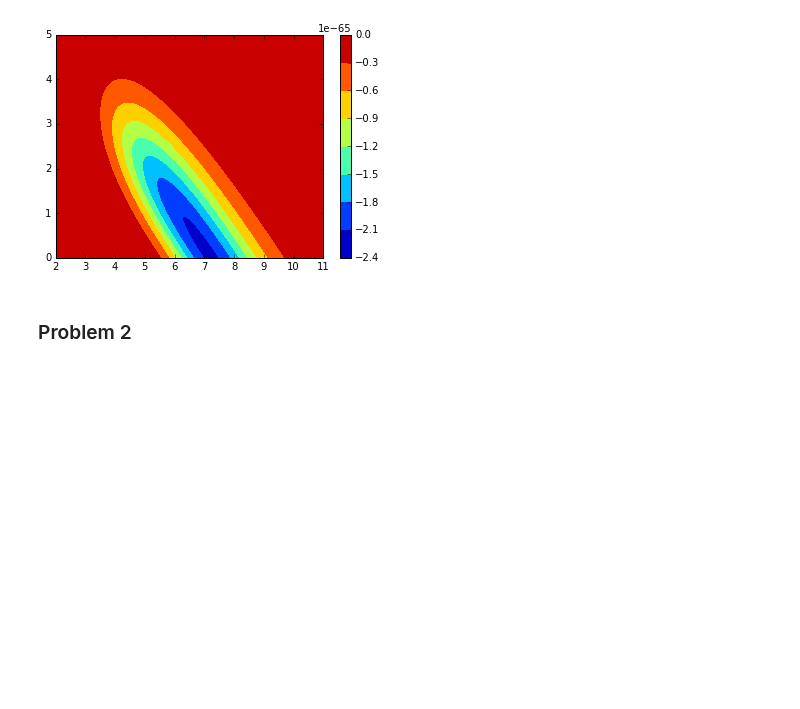
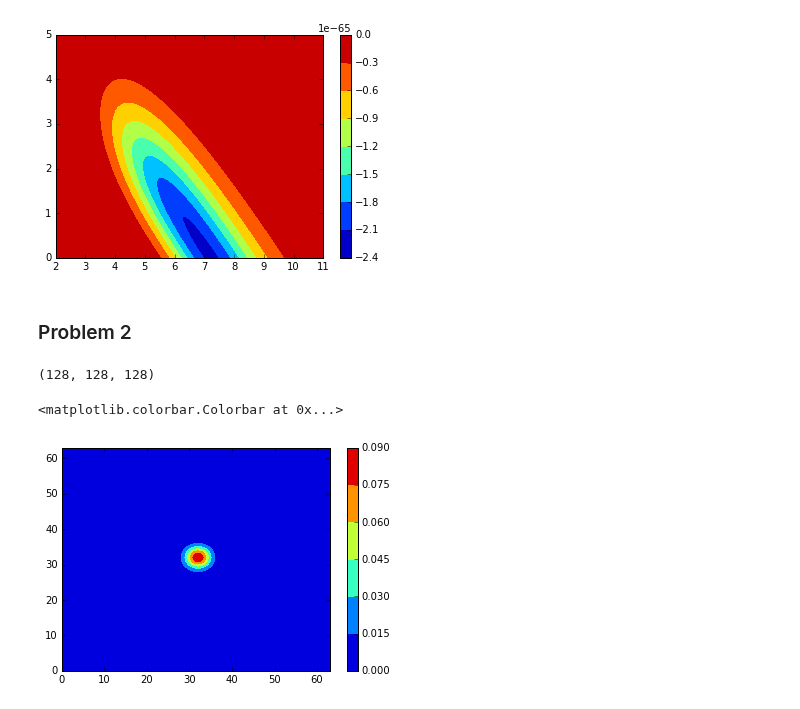
Before and after one commit to mbuchove/notebook-wurk-b, a Jupyter notebook: stats/HW_6_PS.ipynb, the cells around one changed output. Cells and saved outputs as stored; diff of their text form; code cells hidden in the pictures; blank space fills up the shorter version.

```diff
--- a/stats/HW_6_PS.ipynb
+++ b/stats/HW_6_PS.ipynb
@@ -67,3 +69,16 @@ plt.colorbar()
 [figure]
 # %% [markdown]
 <h3>Problem 2</h3>
+# %%
+model_file = fits.open('../../hw6prob2_model.fits')
+model_data = model_file[0].data
+print(model_data.shape)
+
+psf_file = fits.open('../../hw6prob2_psf.fits')
+psf_data = psf_file[0].data
+plt.contourf(psf_data)
+plt.colorbar()
+# %% [output]
+(128, 128, 128)
+<matplotlib.colorbar.Colorbar at 0x...>
+[figure, added]
```
Also changed, not shown: parts of 6 cells of this notebook.
